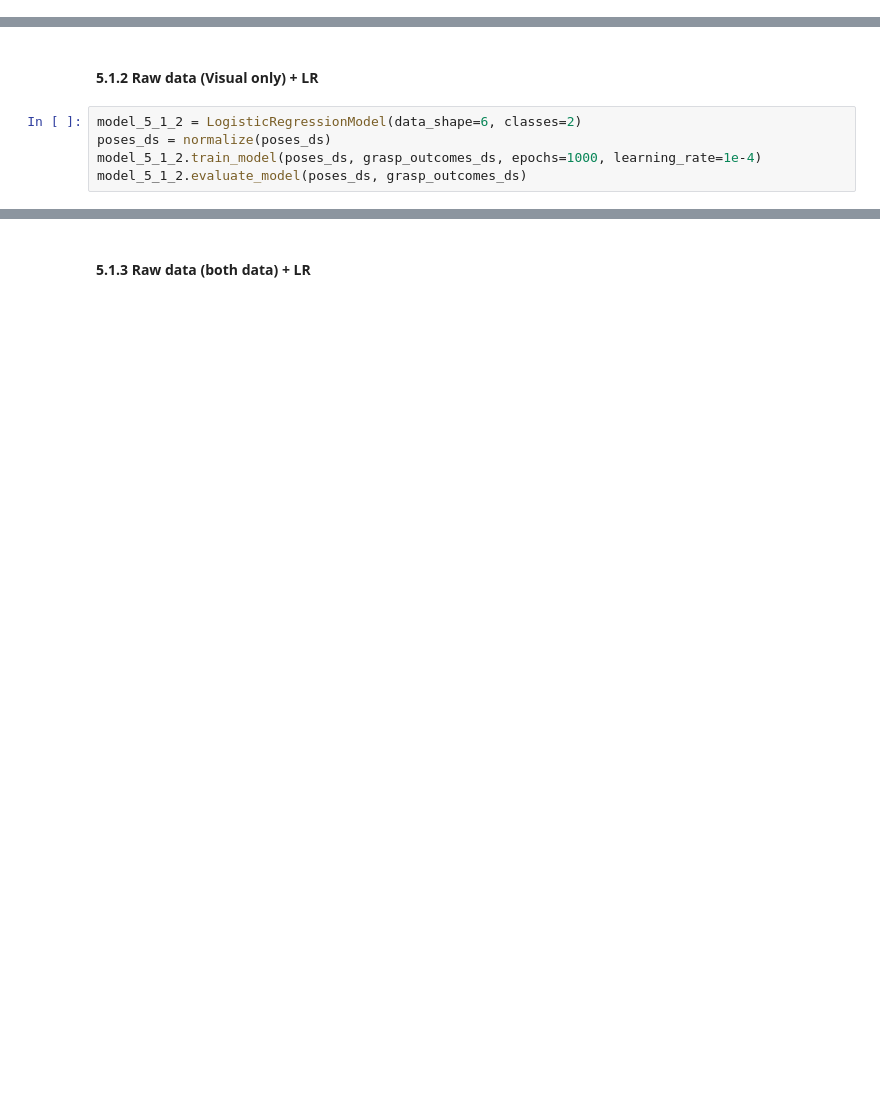
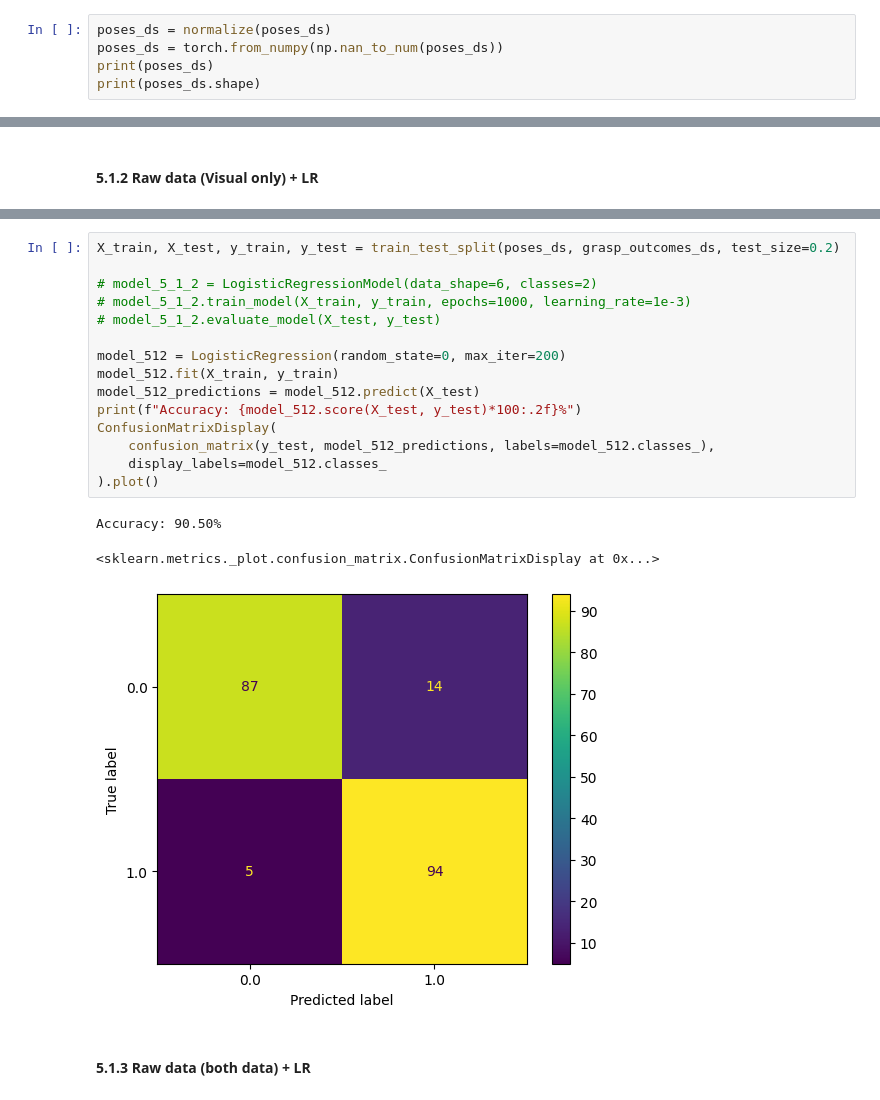
Before and after one commit to jhtkoo0426/UCL-FYP, a Jupyter notebook: src/baseline_model/baseline.ipynb, the cells around one changed output, grey strips where cells are left out. Cells and saved outputs as stored; diff of their text form; blank space fills up the shorter version.

```diff
--- a/src/baseline_model/baseline.ipynb
+++ b/src/baseline_model/baseline.ipynb
@@ -388,0 +382,5 @@ torch.Size([200, 160, 240, 4])
+# %%
+poses_ds = normalize(poses_ds)
+poses_ds = torch.from_numpy(np.nan_to_num(poses_ds))
+print(poses_ds)
+print(poses_ds.shape)
@@ -422,7 +443,2 @@ Accuracy of the model on the 200 test images: 98.50%
 # %% [markdown]
 #### 5.1.2 Raw data (Visual only) + LR
-# %%
-model_5_1_2 = LogisticRegressionModel(data_shape=6, classes=2)
-poses_ds = normalize(poses_ds)
-model_5_1_2.train_model(poses_ds, grasp_outcomes_ds, epochs=1000, learning_rate=1e-4)
-model_5_1_2.evaluate_model(poses_ds, grasp_outcomes_ds)
@@ -442,2 +445,21 @@ Accuracy of the model on the 200 test images: 50.00%
+# %%
+X_train, X_test, y_train, y_test = train_test_split(poses_ds, grasp_outcomes_ds, test_size=0.2)
+
+# model_5_1_2 = LogisticRegressionModel(data_shape=6, classes=2)
+# model_5_1_2.train_model(X_train, y_train, epochs=1000, learning_rate=1e-3)
+# model_5_1_2.evaluate_model(X_test, y_test)
+
+model_512 = LogisticRegression(random_state=0, max_iter=200)
+model_512.fit(X_train, y_train)
+model_512_predictions = model_512.predict(X_test)
+print(f"Accuracy: {model_512.score(X_test, y_test)*100:.2f}%")
+ConfusionMatrixDisplay(
+    confusion_matrix(y_test, model_512_predictions, labels=model_512.classes_),
+    display_labels=model_512.classes_
+).plot()
+# %% [output]
+Accuracy: 90.50%
+<sklearn.metrics._plot.confusion_matrix.ConfusionMatrixDisplay at 0x...>
+[figure, added]
 # %% [markdown]
 #### 5.1.3 Raw data (both data) + LR
```
Also changed, not shown: parts of 37 cells of this notebook, 2 other files.
